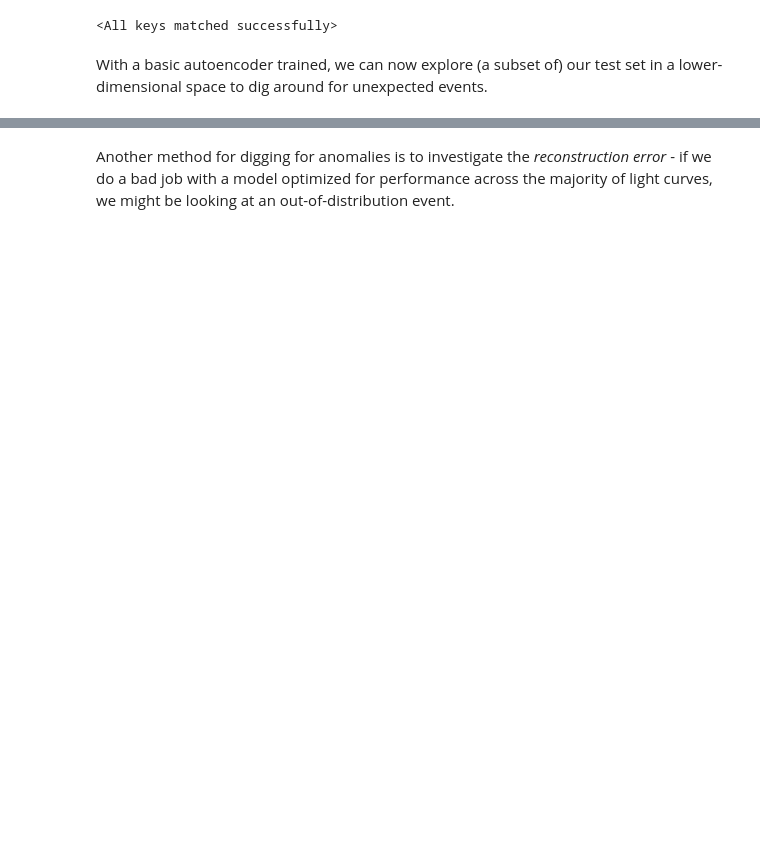
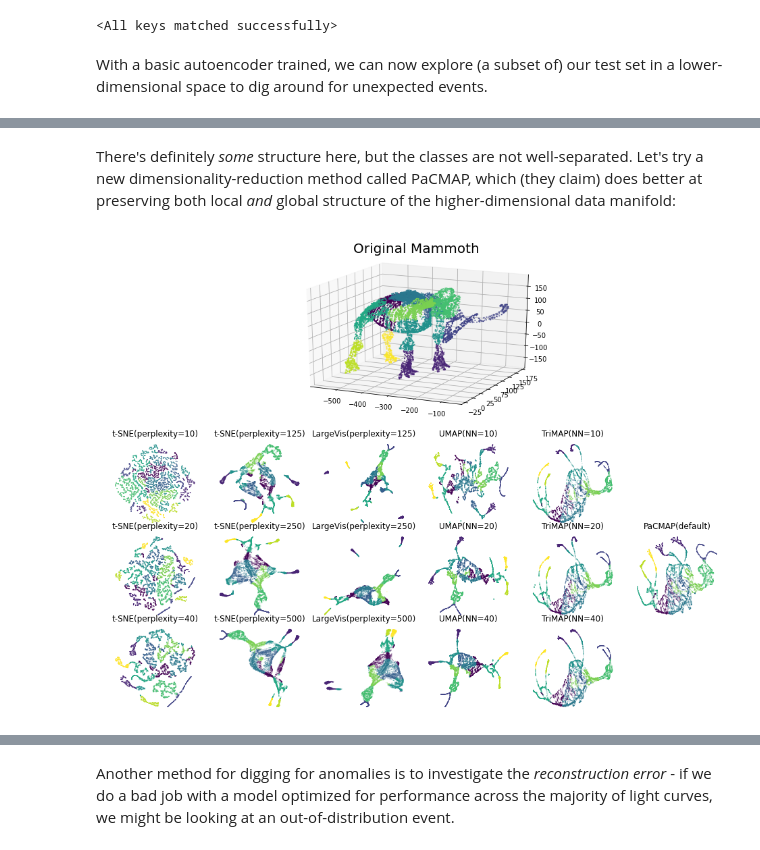
Before and after one commit to alexandergagliano/iaifi-hackathon-2023, a Jupyter notebook: anomaly_detection/notebooks/Part2_FeatureExtractionMethods.ipynb, the cells around one changed output, grey strips where cells are left out. Drawn from its saved outputs; the diff is of its cells as text; code cells hidden in the pictures; blank space fills up the shorter version.

```diff
--- a/anomaly_detection/notebooks/Part2_FeatureExtractionMethods.ipynb
+++ b/anomaly_detection/notebooks/Part2_FeatureExtractionMethods.ipynb
@@ -541,0 +579,6 @@ y_list = torch.cat(y_list).cpu().numpy()
+# %% [markdown]
+There's definitely _some_ structure here, but the classes are not well-separated. Let's try a new dimensionality-reduction method called PaCMAP, which (they claim) does better at preserving both local _and_ global structure of the higher-dimensional data manifold:
+# %%
+Image(filename='../plots/Mammoth.jpg', width=1024)
+# %% [output]
+[figure, added]
```
Also changed, not shown: parts of 35 cells of this notebook, 5 other files.
